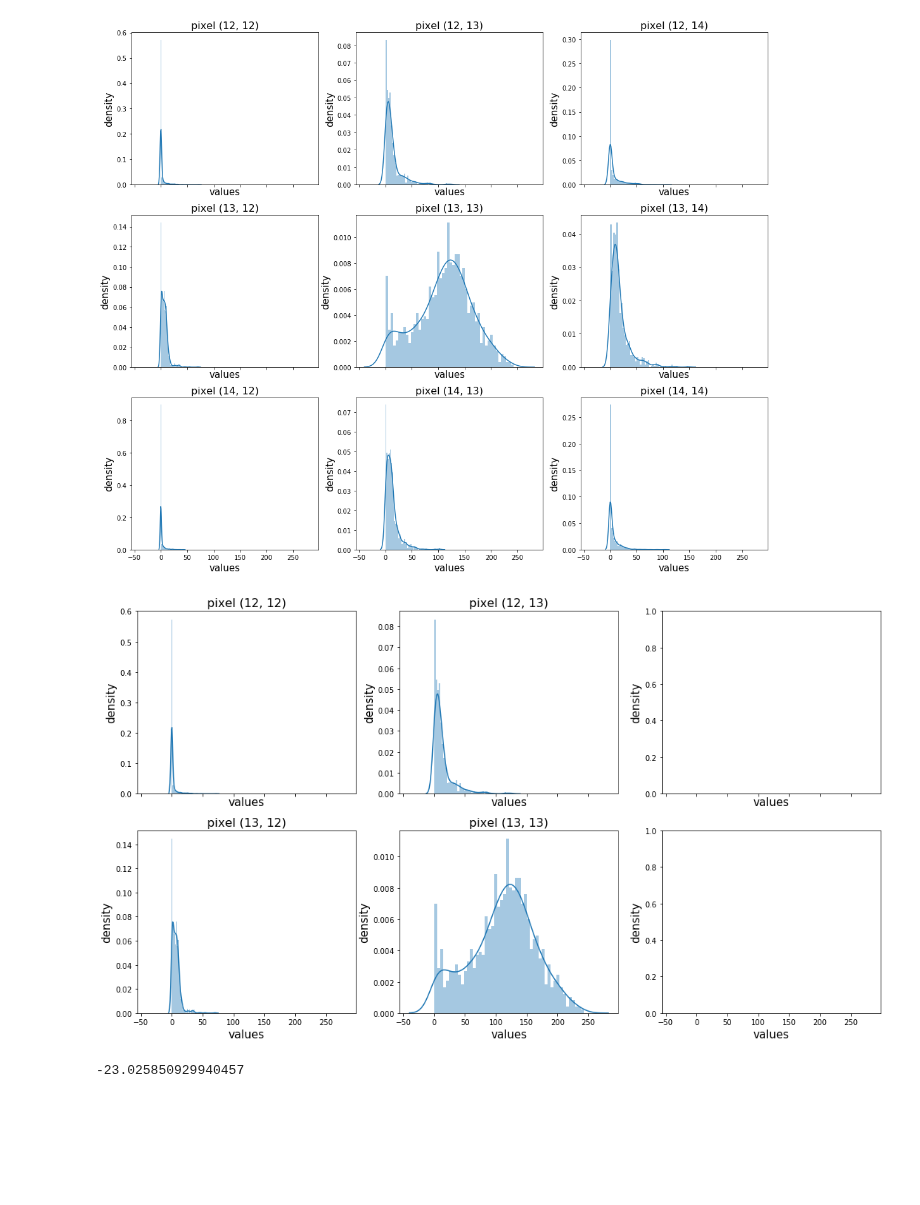
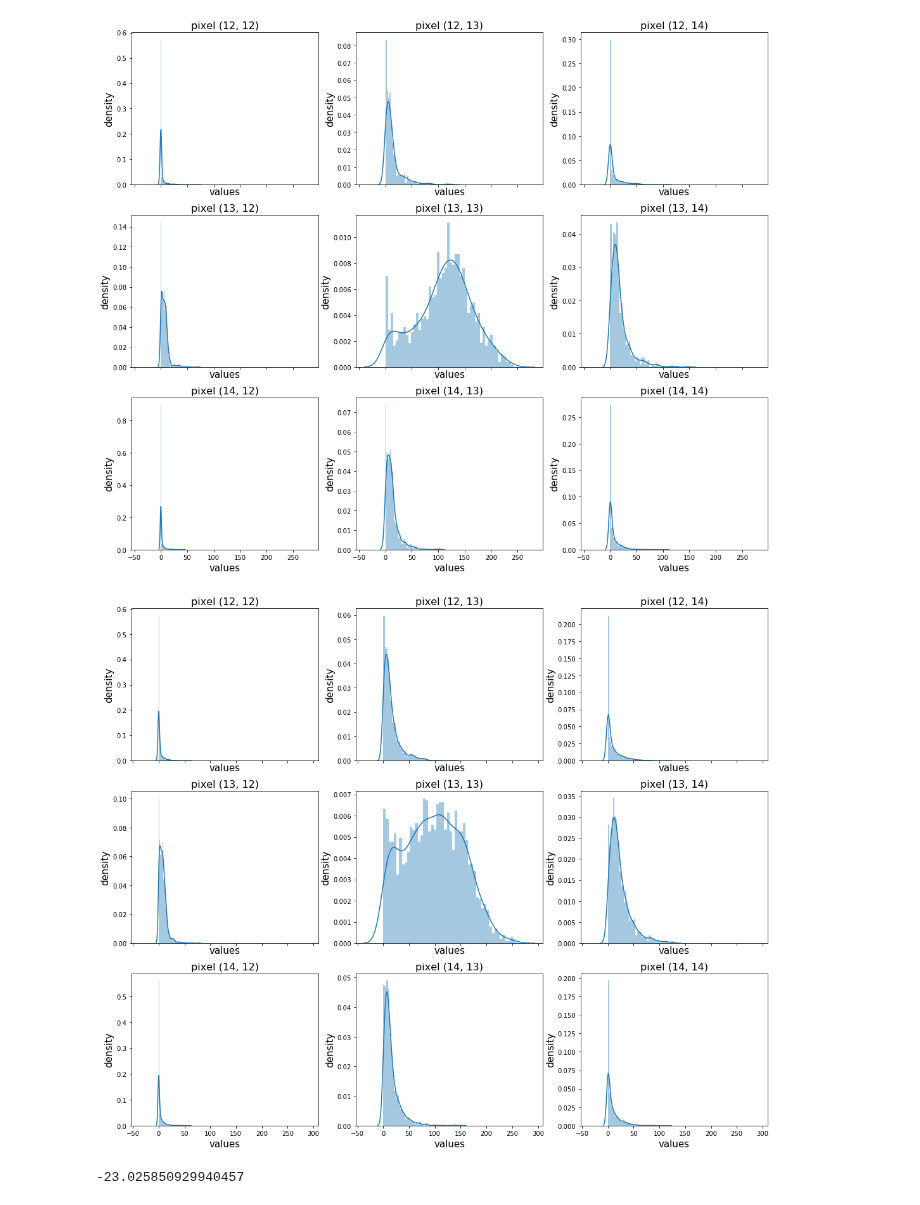
Before and after one commit to adamlu123/SparseImageFlows, a Jupyter notebook: Notebooks/quantize_image.ipynb, the cells around one changed output. Saved outputs shown, nothing was run; the diff lists cells and outputs as text; code cells hidden in the pictures; blank space fills up the shorter version.

```diff
--- a/Notebooks/quantize_image.ipynb
+++ b/Notebooks/quantize_image.ipynb
@@ -170,9 +171,9 @@ pixel_bg.max()
 3.137744665145874
 # %%
 import seaborn as sns
-x=12
-y=10
-n = 1000
+x=11
+y=12
+n = 2000
 
 pixel_bg = sample_sg[:,x,y]
 pixel = image[:n,x,y]
@@ -300,0 +303,14 @@ plt.legend()
+# %%
+fig, ax = plt.subplots(figsize=(7, 6))
+
+_, bins, _ = plt.hist(image[:n].ravel(),
+           bins=np.linspace(0,300,50), histtype='step', label='Truth bg', color='blue')
+
+_, bins, _ = plt.hist(sample_sg.ravel(),  # to make sure have same amount of samples
+           bins=np.linspace(0,300,50), histtype='step', label='Ours bg', color='purple')
+
+
+plt.xlabel('Pixel Intensity')
+plt.ylabel('Number of Pixels')
+plt.yscale('log')
+plt.legend(loc='upper right')
@@ -326,18 +346,19 @@ for ax in axes.flat:
 # %% [output]
 [figure]
 # %%
-f, axes = plt.subplots(2, 3, figsize=(18, 10), sharex=True)
-for i in range(2):
-    for i in range(3)
-    theta = linear.Theta[:, -(i*2+j)]
-    sns.distplot(theta, bins=50, ax=axes[i, j])
-    axes[i].set_title('theta {}'.format((i*2+j)), fontsize=16)
+# background
+f, axes = plt.subplots(3, 3, figsize=(18, 15), sharex=True)
+for i in range(3):
+    for j in range(3):
+        pixel = image[:n,i+11,j+11]
+        sns.distplot(pixel, label='Truth', bins=50, ax=axes[i, j])
+        axes[i,j].set_title('pixel {}'.format((i+12,j+12)), fontsize=16)
 for ax in axes.flat:
     ax.set_xlabel('values', fontsize=15)
     ax.set_ylabel('density', fontsize=15)
 #     ax.set(xlabel='values', ylabel='density')
 # %% [output]
-[figure, old version]
+[figure, new version]
 # %%
 np.log(1e-10)
 # %% [output]
```
Also changed, not shown: parts of 12 cells of this notebook, 3 other files.
